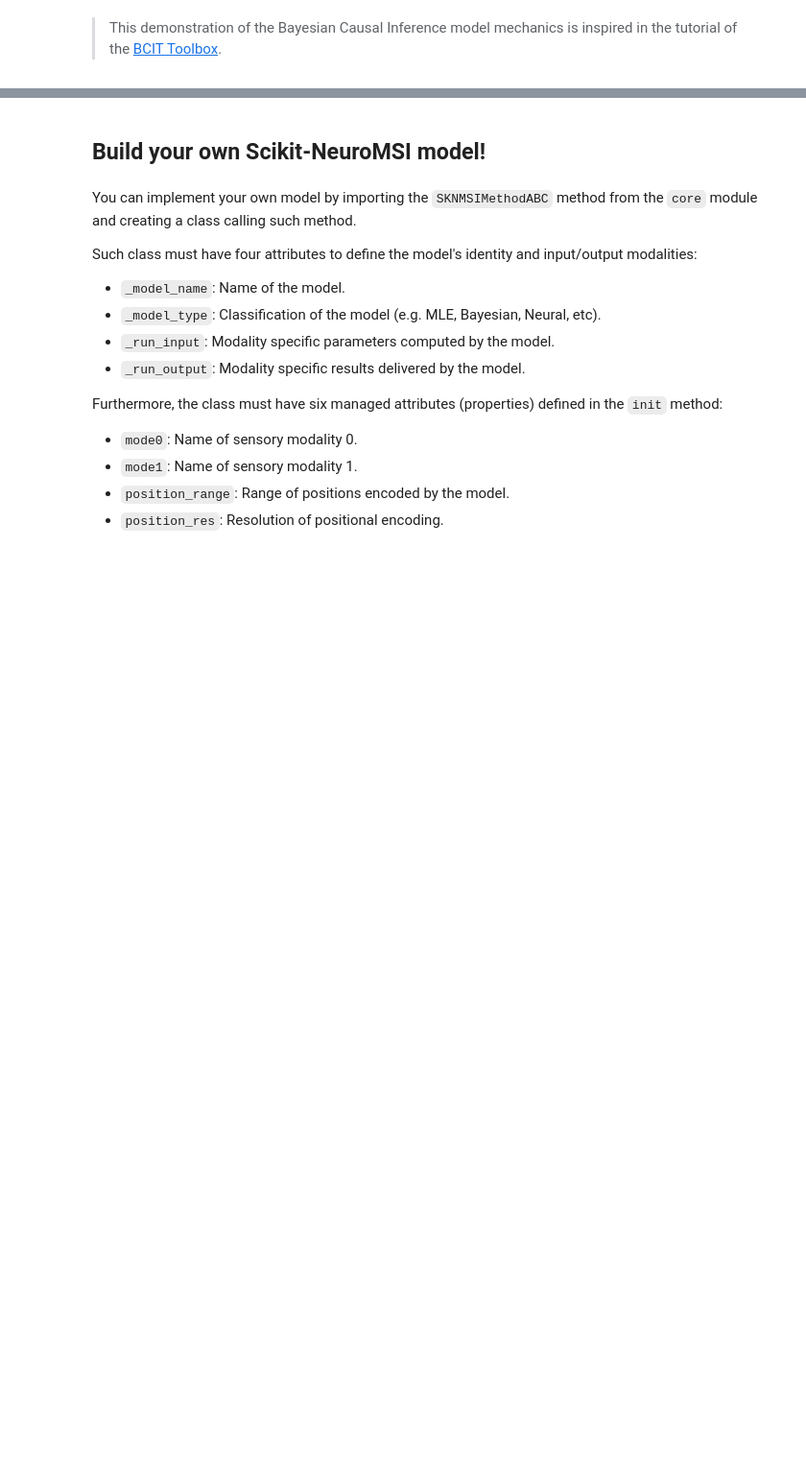
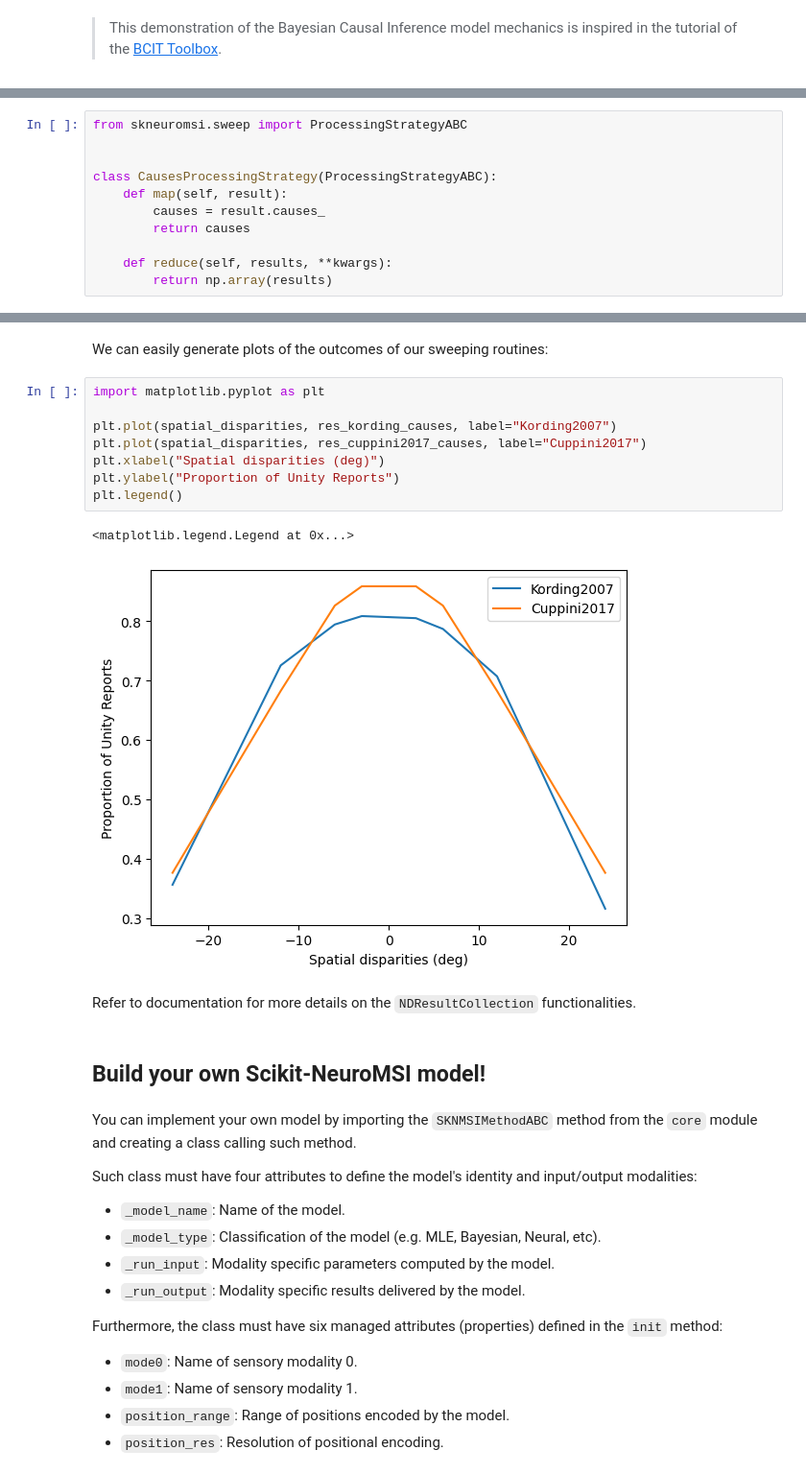
Before and after one commit to renatoparedes/scikit-neuromsi, a Jupyter notebook: docs/source/tutorial.ipynb, the cells around one changed output, grey strips where cells are left out. Shown at 96% size. Drawn from its saved outputs; the diff is of its cells as text; blank space fills up the shorter version.

```diff
--- a/docs/source/tutorial.ipynb
+++ b/docs/source/tutorial.ipynb
@@ -150,0 +248,11 @@ C: 2
+# %%
+from skneuromsi.sweep import ProcessingStrategyABC
+
+
+class CausesProcessingStrategy(ProcessingStrategyABC):
+    def map(self, result):
+        causes = result.causes_
+        return causes
+
+    def reduce(self, results, **kwargs):
+        return np.array(results)
@@ -151,3 +329,18 @@ C: 2
+# %% [markdown]
+We can easily generate plots of the outcomes of our sweeping routines:
+# %%
+import matplotlib.pyplot as plt
+
+plt.plot(spatial_disparities, res_kording_causes, label="Kording2007")
+plt.plot(spatial_disparities, res_cuppini2017_causes, label="Cuppini2017")
+plt.xlabel("Spatial disparities (deg)")
+plt.ylabel("Proportion of Unity Reports")
+plt.legend()
+# %% [output]
+<matplotlib.legend.Legend at 0x...>
+[figure, added]
+# %% [markdown]
+Refer to documentation for more details on the `NDResultCollection` functionalities.
 # %% [markdown]
 ## Build your own Scikit-NeuroMSI model!
 # %% [markdown]
```
Also changed, not shown: parts of 31 cells of this notebook.
